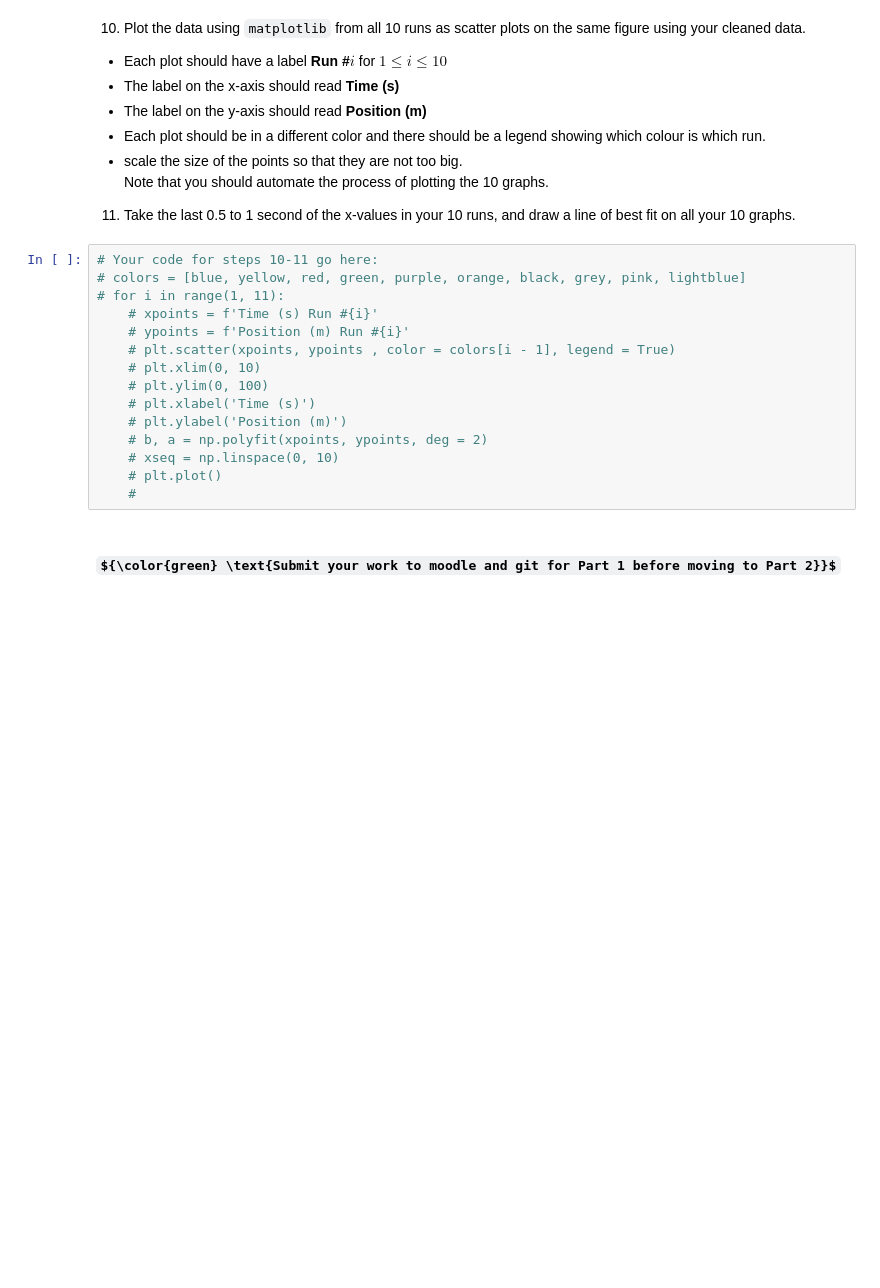
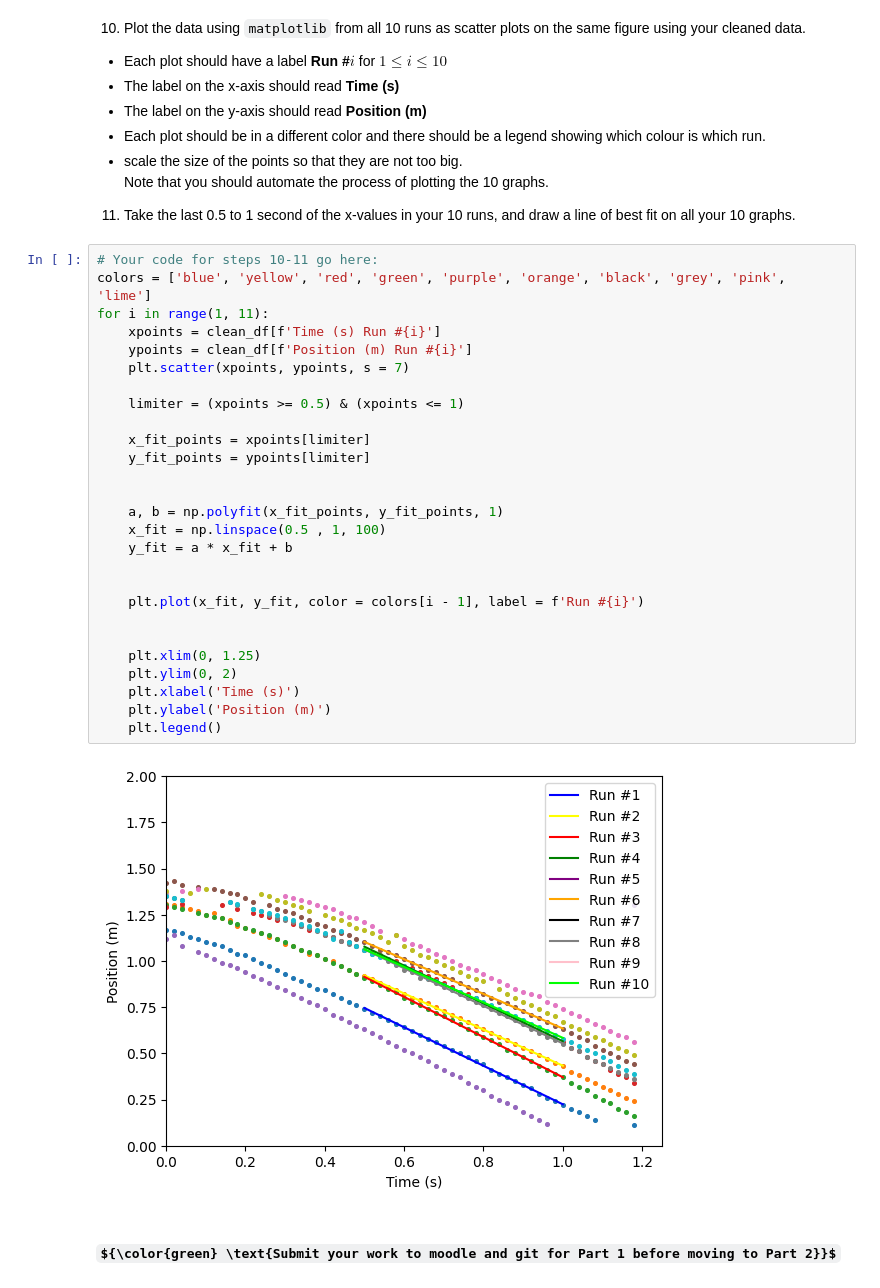
Before and after one commit to Sebastian42-5/python-2, a Jupyter notebook: assignment 1/assign1.ipynb, the cells around one changed output. Drawn from its saved outputs; the diff is of its cells as text; some formulas as TeX source; blank space fills up the shorter version.

```diff
--- a/assignment 1/assign1.ipynb
+++ b/assignment 1/assign1.ipynb
@@ -141,19 +149,33 @@ Note that you should automate the process of plotting the 10 graphs.
 11. Take the last 0.5 to 1 second of the x-values in your 10 runs, and draw a line of best fit on all your 10 graphs.
 # %%
 # Your code for steps 10-11 go here:
-# colors = [blue, yellow, red, green, purple, orange, black, grey, pink, lightblue]
-# for i in range(1, 11):
-    # xpoints = f'Time (s) Run #{i}'
-    # ypoints = f'Position (m) Run #{i}'
-    # plt.scatter(xpoints, ypoints , color = colors[i - 1], legend = True)
-    # plt.xlim(0, 10)
-    # plt.ylim(0, 100)
-    # plt.xlabel('Time (s)')
-    # plt.ylabel('Position (m)')
-    # b, a = np.polyfit(xpoints, ypoints, deg = 2)
-    # xseq = np.linspace(0, 10)
-    # plt.plot()
-    #
+colors = ['blue', 'yellow', 'red', 'green', 'purple', 'orange', 'black', 'grey', 'pink', 'lime']
+for i in range(1, 11):
+    xpoints = clean_df[f'Time (s) Run #{i}']
+    ypoints = clean_df[f'Position (m) Run #{i}']
+    plt.scatter(xpoints, ypoints, s = 7)
+
+    limiter = (xpoints >= 0.5) & (xpoints <= 1)
+
+    x_fit_points = xpoints[limiter]
+    y_fit_points = ypoints[limiter]
+
+
+    a, b = np.polyfit(x_fit_points, y_fit_points, 1)
+    x_fit = np.linspace(0.5 , 1, 100)
+    y_fit = a * x_fit + b
+
+
+    plt.plot(x_fit, y_fit, color = colors[i - 1], label = f'Run #{i}')
+
+
+    plt.xlim(0, 1.25)
+    plt.ylim(0, 2)
+    plt.xlabel('Time (s)')
+    plt.ylabel('Position (m)')
+    plt.legend()
+# %% [output]
+[figure, added]
 # %% [markdown]
 ### ${\color{green} \text{Submit your work to moodle and git for Part 1 before moving to Part 2}}$
 # %% [markdown]
```
Also changed, not shown: parts of 8 cells of this notebook, 4 other files.
